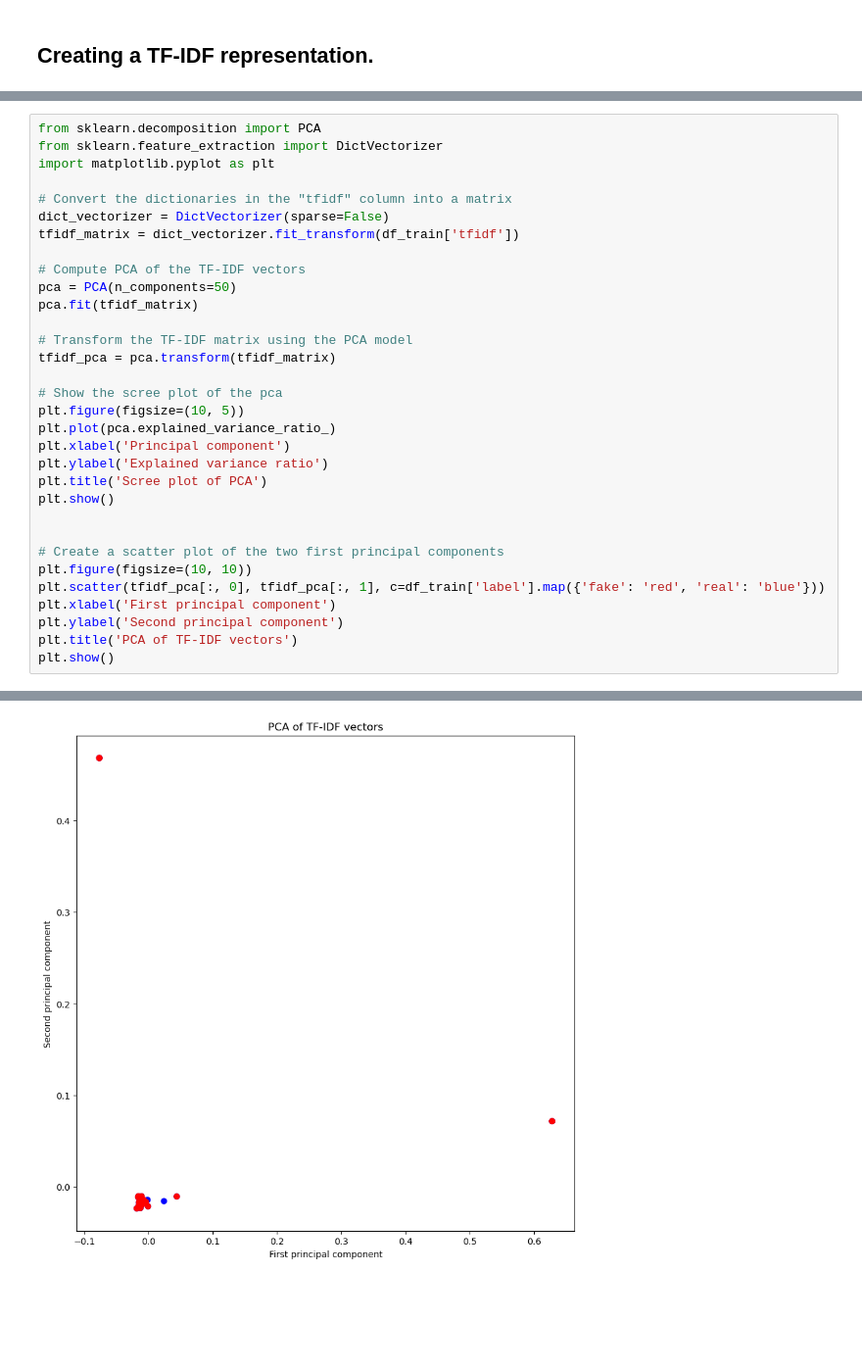
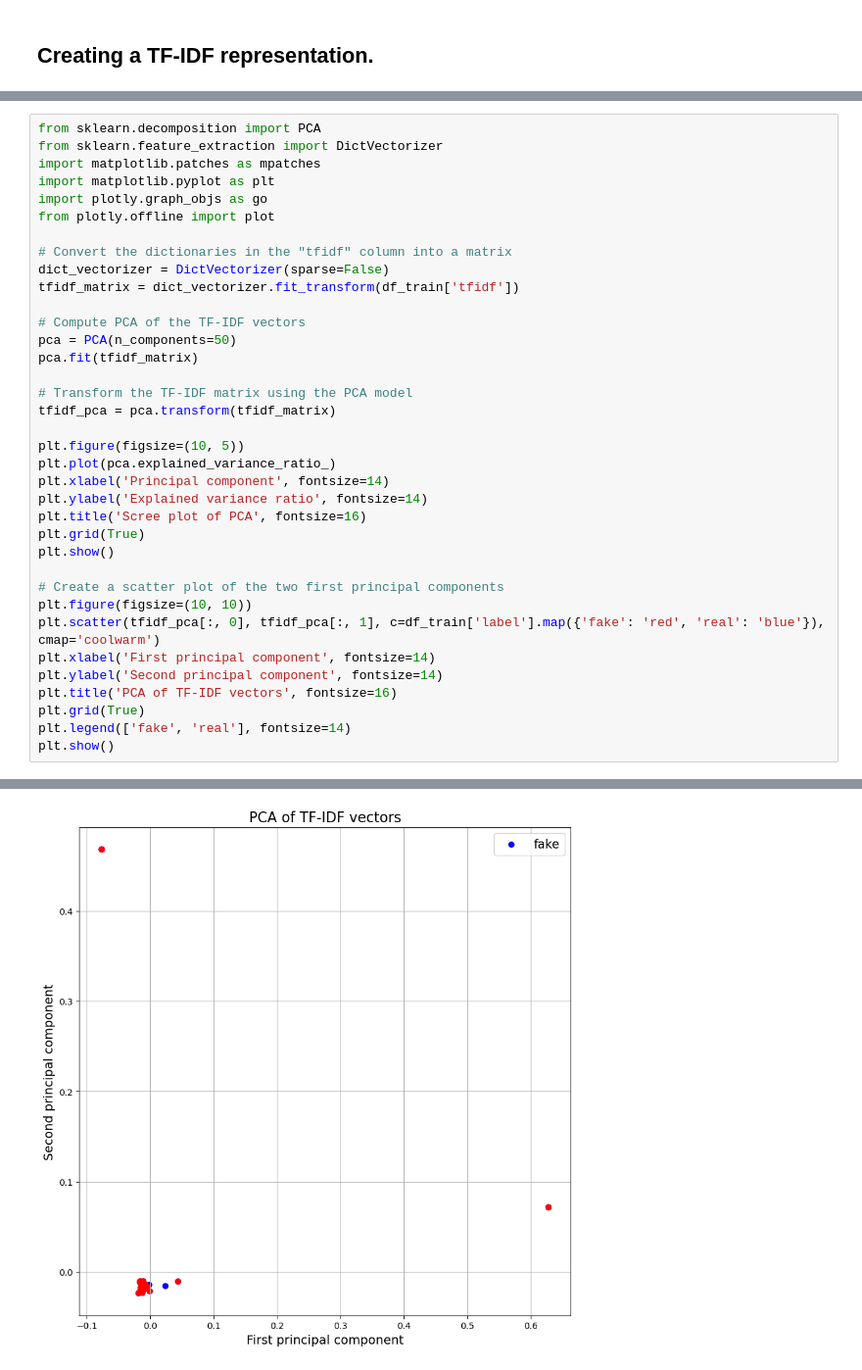
Before and after one commit to augustsemrau/02807_CompTools_Project, a Jupyter notebook: notebooks/clustering.ipynb, the cells around one changed output, grey strips where cells are left out. Shown at 98% size. Drawn from its saved outputs; the diff is of its cells as text; blank space fills up the shorter version.

```diff
--- a/notebooks/clustering.ipynb
+++ b/notebooks/clustering.ipynb
@@ -155,7 +198,10 @@ plt.show()
 # %%
 from sklearn.decomposition import PCA
 from sklearn.feature_extraction import DictVectorizer
+import matplotlib.patches as mpatches
 import matplotlib.pyplot as plt
+import plotly.graph_objs as go
+from plotly.offline import plot
 
 # Convert the dictionaries in the "tfidf" column into a matrix
 dict_vectorizer = DictVectorizer(sparse=False)
@@ -168,20 +214,21 @@ pca.fit(tfidf_matrix)
 # Transform the TF-IDF matrix using the PCA model
 tfidf_pca = pca.transform(tfidf_matrix)
 
-# Show the scree plot of the pca
 plt.figure(figsize=(10, 5))
 plt.plot(pca.explained_variance_ratio_)
-plt.xlabel('Principal component')
-plt.ylabel('Explained variance ratio')
-plt.title('Scree plot of PCA')
+plt.xlabel('Principal component', fontsize=14)
+plt.ylabel('Explained variance ratio', fontsize=14)
+plt.title('Scree plot of PCA', fontsize=16)
+plt.grid(True)
 plt.show()
-
 
 # Create a scatter plot of the two first principal components
 plt.figure(figsize=(10, 10))
-plt.scatter(tfidf_pca[:, 0], tfidf_pca[:, 1], c=df_train['label'].map({'fake': 'red', 'real': 'blue'}))
-plt.xlabel('First principal component')
-plt.ylabel('Second principal component')
-plt.title('PCA of TF-IDF vectors')
+plt.scatter(tfidf_pca[:, 0], tfidf_pca[:, 1], c=df_train['label'].map({'fake': 'red', 'real': 'blue'}), cmap='coolwarm')
+plt.xlabel('First principal component', fontsize=14)
+plt.ylabel('Second principal component', fontsize=14)
+plt.title('PCA of TF-IDF vectors', fontsize=16)
+plt.grid(True)
+plt.legend(['fake', 'real'], fontsize=14)
 plt.show()
 # %% [output]
@@ -189 +236 @@ plt.show()
-[figure, old version]
+[figure, new version]
```
Also changed, not shown: parts of 10 cells of this notebook, 4 other files.
